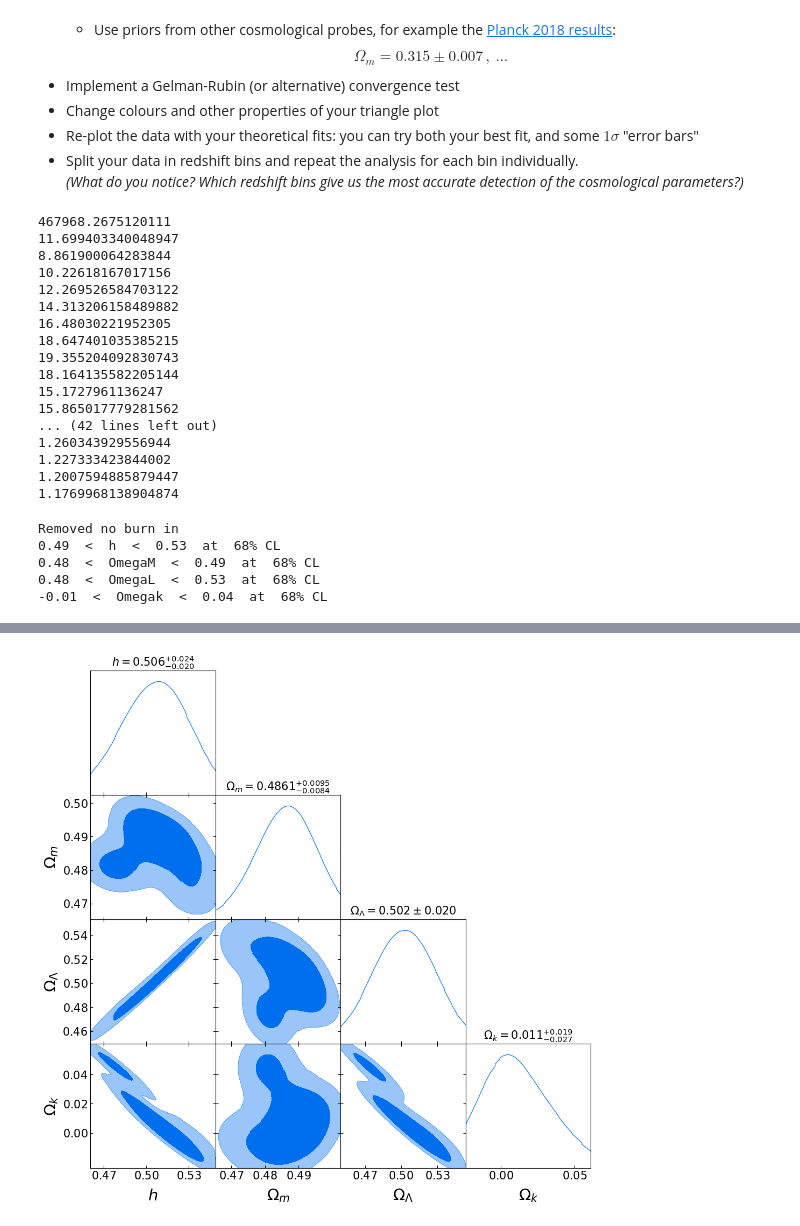
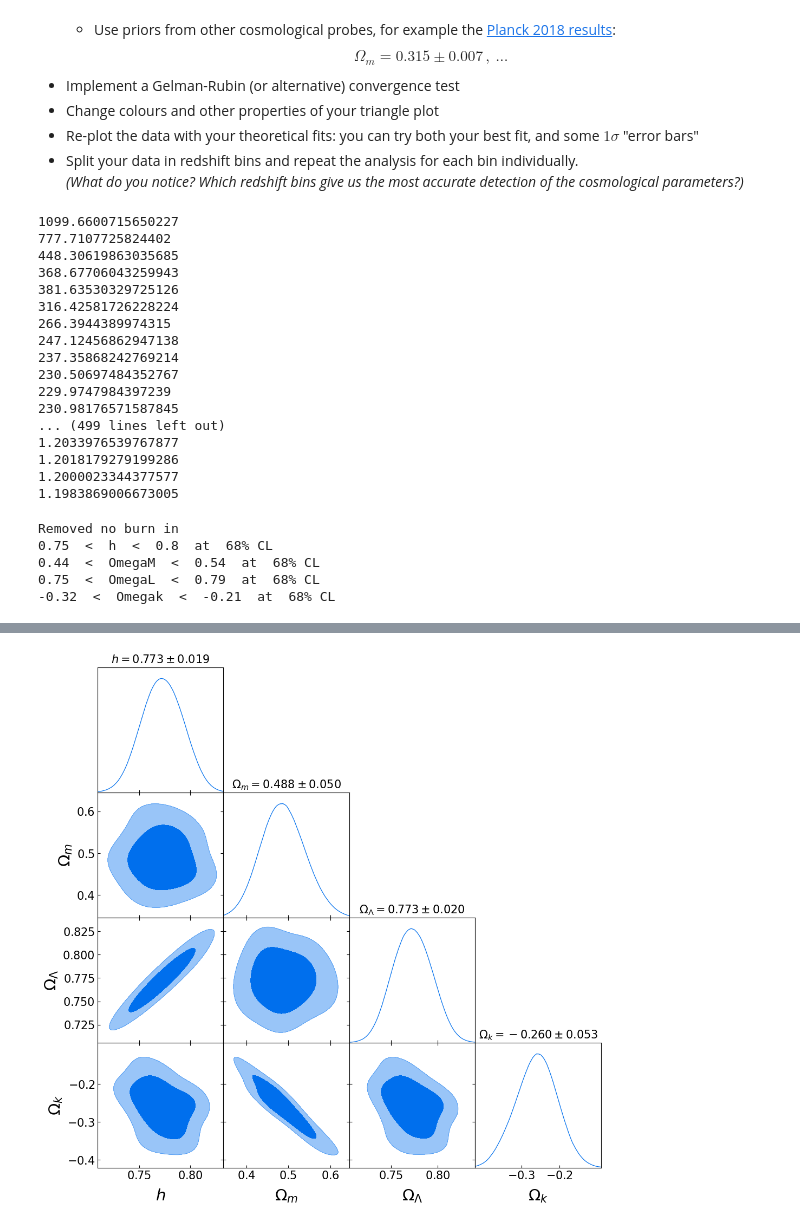
Before and after one commit to tsiligardi/PRA3024-Analysis-of-big-data-in-physics, a Jupyter notebook: PRA3024_2223_COSMOLOGY.ipynb, the cells around one changed output, grey strips where cells are left out. Cells and saved outputs as stored; diff of their text form; code cells hidden in the pictures.

```diff
--- a/PRA3024_2223_COSMOLOGY.ipynb
+++ b/PRA3024_2223_COSMOLOGY.ipynb
@@ -342,8 +342,9 @@ $$</font>
 # %%
 filename = "MC_Chain_SNIa.csv" #-csv file are easier to read with pandas
 file = open(filename,"w")
+#here the basic excercise. At the end, there is also an attempt to implement the German-Rubi convergence test
 from numpy.random import normal, uniform
-N_steps = 1000
+N_steps = 3000
 #getting all the data
 z_values=np.sort(data.T[1])
 errors=np.sort(data.T[3])
@@ -426,12 +426,11 @@ If yes, then my dear friend, you have **DISCOVERED THE ACCELERATED EXPANSION OF
 import pandas
 data=pandas.read_csv("MC_Chain_SNIa.csv",header=0)
 # %%
-# These are just randomly generated values. YOU WILL HAVE TO USE THE RESULTS OF YOUR MCMC CHAIN!
 
 #Try to find a way to slice the data and discard the burn-in
-h=data['h'].to_numpy()
-OmegaM=data['OmegaM'].to_numpy()
-OmegaL = data['OmegaL'].to_numpy()
+h=data['h'].to_numpy()[200:]
+OmegaM=data['OmegaM'].to_numpy()[200:]
+OmegaL = data['OmegaL'].to_numpy()[200:]
 
 Omegak = 1. - OmegaM - OmegaL
 
@@ -488,11 +485,12 @@ There are many ways in which you can improve your code and/or your data visualis
 * Split your data in redshift bins and repeat the analysis for each bin individually.
 <br> _(What do you notice? Which redshift bins give us the most accurate detection of the cosmological parameters?)_
 # %%
-#https://blog.stata.com/2016/05/26/gelman-rubin-convergence-diagnostic-using-multiple-chains/
+
 #To implement the convergence test, I need to run at least 2 chains in parallel
-#TO DO: Checking the convergence for all the three parameters
-filename = "MC_Chain_Convergence_test.csv" #-csv file are easier to read with pandas
-#look also this link https://stats.stackexchange.com/questions/99375/gelman-and-rubin-convergence-diagnostic-how-to-generalise-to-work-with-vectors
+
+filename = "MC_Chain_Convergence_test.csv"
+#I am aware that I should thecnically study the convergence of all the three parameters.
+#However, I am assuming that when one converge, the others do too.
 file = open(filename,"w")
 file.writelines("OmegaL,OmegaM,h\n")
 #defining a class for the chain
@@ -509,8 +507,8 @@ class chain:#creating an object for the chain allows to keep the code a bit more
         return np.var(np.array(self.OmegaL_values[Burn_in:]))
 
 L=0#iterations
-Brun_in=100#Burn in
-J=2#number of chains
+Burn_in=100#Burn in
+J=4#number of chains
 #creating the chains
 chains=[]
 for i in range(J): #generating J chains
@@ -538,9 +536,9 @@ while(True):
     #saving the data of the chain of the file
     file.writelines("{},{},{}\n".format(chains[0].params[0],chains[0].params[1],chains[0].params[2]))
     #studying the convergence using the Gelman-Rubi statistics
-    if L>Brun_in:
-        means=np.array([ch.within_chain_mean(Brun_in) for ch in chains])
-        variances=np.array([ch.within_chain_variance(Brun_in) for ch in chains])
+    if L>Burn_in:
+        means=np.array([ch.within_chain_mean(Burn_in) for ch in chains])
+        variances=np.array([ch.within_chain_variance(Burn_in) for ch in chains])
         grand_mean=np.mean(means)
         B=(L/(J-1))*sum(np.array([(x-grand_mean)**2 for x in means]))#between chain variances
         W=np.mean(variances)
@@ -551,30 +549,30 @@ while(True):
 
 file.close();
 # %% [output]
-467968.2675120111
-11.699403340048947
-8.861900064283844
-10.22618167017156
-12.269526584703122
-14.313206158489882
-16.48030221952305
-18.647401035385215
-19.355204092830743
-18.164135582205144
-15.1727961136247
-15.865017779281562
-... (42 lines left out)
-1.260343929556944
-1.227333423844002
-1.2007594885879447
-1.1769968138904874
+1099.6600715650227
+777.7107725824402
+448.30619863035685
+368.67706043259943
+381.63530329725126
+316.42581726228224
+266.3944389974315
+247.12456862947138
+237.35868242769214
+230.50697484352767
+229.9747984397239
+230.98176571587845
+... (499 lines left out)
+1.2033976539767877
+1.2018179279199286
+1.2000023344377577
+1.1983869006673005
 # %%
 # These are just randomly generated values. YOU WILL HAVE TO USE THE RESULTS OF YOUR MCMC CHAIN!
 data=pandas.read_csv("MC_Chain_Convergence_test.csv",header=0)
 
-h=data['h'].to_numpy()[Brun_in:]
-OmegaM=data['OmegaM'].to_numpy()[Brun_in:]
-OmegaL = data['OmegaL'].to_numpy()[Brun_in:]
+h=data['h'].to_numpy()[Burn_in:]
+OmegaM=data['OmegaM'].to_numpy()[Burn_in:]
+OmegaL = data['OmegaL'].to_numpy()[Burn_in:]
 Omegak = 1. - OmegaM - OmegaL
 
 
@@ -604,7 +602,7 @@ j.settings.axes_fontsize = 16
 j.triangle_plot(samples1, filled = True, title_limit=1)
 # %% [output]
 Removed no burn in
-0.49  <  h  <  0.53  at  68% CL
-0.48  <  OmegaM  <  0.49  at  68% CL
-0.48  <  OmegaL  <  0.53  at  68% CL
--0.01  <  Omegak  <  0.04  at  68% CL
+0.75  <  h  <  0.8  at  68% CL
+0.44  <  OmegaM  <  0.54  at  68% CL
+0.75  <  OmegaL  <  0.79  at  68% CL
+-0.32  <  Omegak  <  -0.21  at  68% CL
@@ -615,2 +611,2 @@ WARNING:root:2D kernel density bandwidth optimizer failed for OmegaM, OmegaL. Us
 WARNING:root:2D kernel density bandwidth optimizer failed for OmegaL, Omegak. Using fallback width: f(a) and f(b) must have different signs
-[figure, old version]
+[figure, new version]
```
Also changed, not shown: parts of 5 cells of this notebook.
